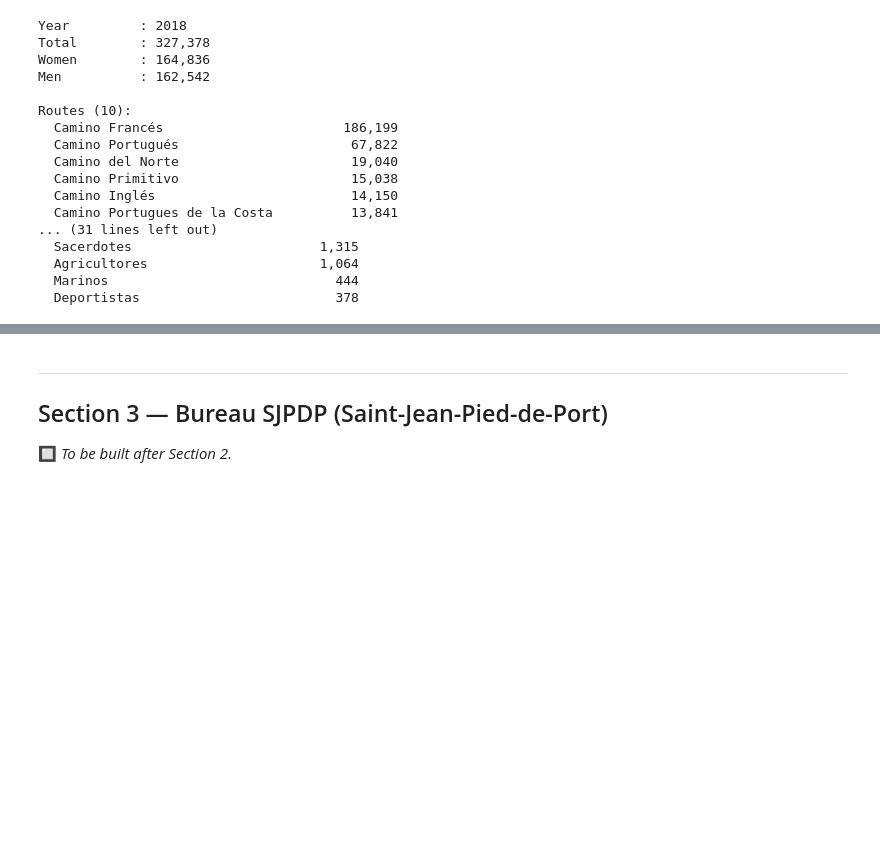
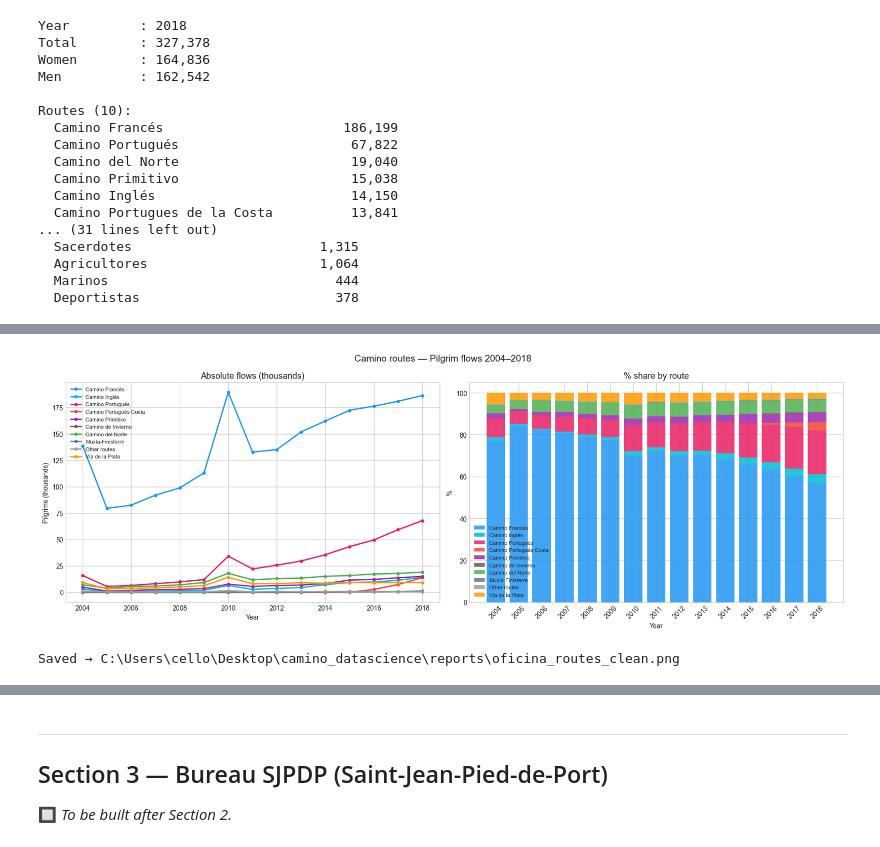
Before and after one commit to Flo4363/camino-datascience, a Jupyter notebook: notebooks/NB01_collection.ipynb, the cells around one changed output, grey strips where cells are left out. Cells and saved outputs as stored; diff of their text form; code cells hidden in the pictures; blank space fills up the shorter version.

```diff
--- a/notebooks/NB01_collection.ipynb
+++ b/notebooks/NB01_collection.ipynb
@@ -612,0 +1146,65 @@ Routes (10):
+# %%
+# ── ROUTES visualisation v2 — clean data ──
+
+routes_pivot = df_routes.pivot_table(
+    index='year', columns='route', values='count', aggfunc='sum'
+).fillna(0)
+
+# Define consistent color per route
+route_colors = {
+    'Camino Francés':        '#2196F3',
+    'Camino Portugués':      '#E91E63',
+    'Camino del Norte':      '#4CAF50',
+    'Vía de la Plata':       '#FF9800',
+    'Camino Primitivo':      '#9C27B0',
+    'Camino Inglés':         '#00BCD4',
+    'Camino Portugués Costa':'#F44336',
+    'Camino de Invierno':    '#795548',
+    'Muxía-Finisterre':      '#607D8B',
+    'Other routes':          '#9E9E9E',
+}
+
+# Fix right chart — force integer x-axis
+fig, axes = plt.subplots(1, 2, figsize=(17, 6))
+fig.suptitle('Camino routes — Pilgrim flows 2004–2018', fontsize=14)
+
+# Left: absolute flows (same as before)
+ax = axes[0]
+for route in routes_pivot.columns:
+    if routes_pivot[route].sum() > 0:
+        color = route_colors.get(route, '#999999')
+        ax.plot(routes_pivot.index, routes_pivot[route] / 1000,
+                marker='o', markersize=4, linewidth=2,
+                label=route, color=color)
+ax.set_title('Absolute flows (thousands)')
+ax.set_xlabel('Year')
+ax.set_ylabel('Pilgrims (thousands)')
+ax.legend(fontsize=8, loc='upper left')
+
+# Right: % share — use numpy arrays to avoid index issues
+ax = axes[1]
+years = routes_pivot.index.astype(int).tolist()
+bottom = np.zeros(len(years))
+
+for route in routes_pivot.columns:
+    if routes_pivot[route].sum() > 0:
+        values = (routes_pivot[route].values / routes_pivot.sum(axis=1).values) * 100
+        color = route_colors.get(route, '#999999')
+        ax.bar(years, values, bottom=bottom, label=route, color=color, alpha=0.85)
+        bottom += values
+
+ax.set_title('% share by route')
+ax.set_xlabel('Year')
+ax.set_ylabel('%')
+ax.set_xticks(years)
+ax.set_xticklabels(years, rotation=45)
+ax.legend(fontsize=8, loc='lower left')
+
+plt.tight_layout()
+fig_path = PROJECT_ROOT / 'reports' / 'oficina_routes_clean.png'
+plt.savefig(fig_path, dpi=150)
+plt.show()
+print(f"Saved → {fig_path}")
+# %% [output]
+[figure, added]
+Saved → C:\Users\cello\Desktop\camino_datascience\reports\oficina_routes_clean.png
```
Also changed, not shown: parts of 12 cells of this notebook, 5 other files.
